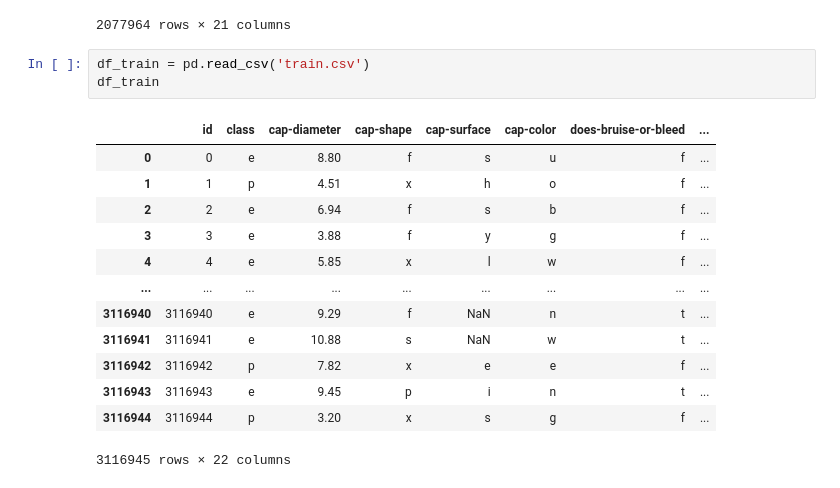
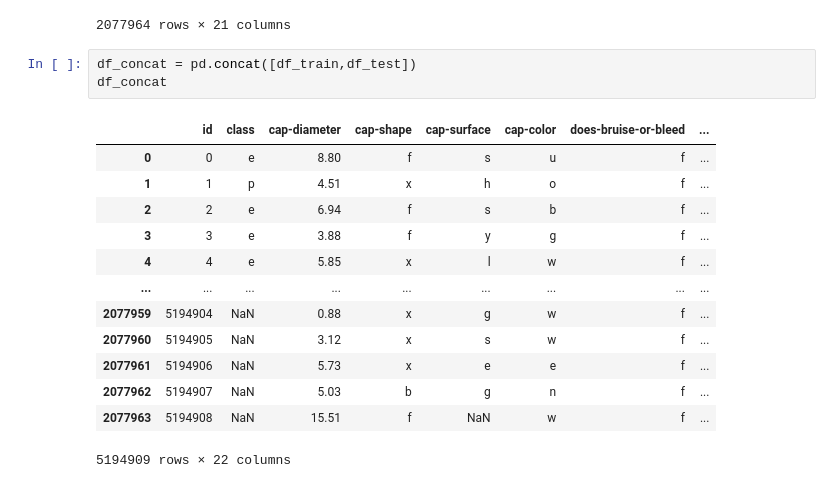
Before and after one commit to joseongho1985/playground-series-s4e8, a Jupyter notebook: test.ipynb, the cells around one changed output. Cells and saved outputs as stored; diff of their text form.

```diff
--- a/test.ipynb
+++ b/test.ipynb
@@ -26,20 +56,20 @@ df_test
 | 2077962 | 5194907 | 5.03 | b | g | n | f | a | ... |
 | 2077963 | 5194908 | 15.51 | f | NaN | w | f | d | ... |
 2077964 rows × 21 columns
-# %%
-df_train = pd.read_csv('train.csv')
-df_train
-# %% [output]
-|  | id | class | cap-diameter | cap-shape | cap-surface | cap-color | does-bruise-or-bleed | ... |
-| 0 | 0 | e | 8.80 | f | s | u | f | ... |
-| 1 | 1 | p | 4.51 | x | h | o | f | ... |
-| 2 | 2 | e | 6.94 | f | s | b | f | ... |
-| 3 | 3 | e | 3.88 | f | y | g | f | ... |
-| 4 | 4 | e | 5.85 | x | l | w | f | ... |
-| ... | ... | ... | ... | ... | ... | ... | ... | ... |
-| 3116940 | 3116940 | e | 9.29 | f | NaN | n | t | ... |
-| 3116941 | 3116941 | e | 10.88 | s | NaN | w | t | ... |
-| 3116942 | 3116942 | p | 7.82 | x | e | e | f | ... |
-| 3116943 | 3116943 | e | 9.45 | p | i | n | t | ... |
-| 3116944 | 3116944 | p | 3.20 | x | s | g | f | ... |
-3116945 rows × 22 columns
+# %%
+df_concat = pd.concat([df_train,df_test])
+df_concat
+# %% [output]
+|  | id | class | cap-diameter | cap-shape | cap-surface | cap-color | does-bruise-or-bleed | ... |
+| 0 | 0 | e | 8.80 | f | s | u | f | ... |
+| 1 | 1 | p | 4.51 | x | h | o | f | ... |
+| 2 | 2 | e | 6.94 | f | s | b | f | ... |
+| 3 | 3 | e | 3.88 | f | y | g | f | ... |
+| 4 | 4 | e | 5.85 | x | l | w | f | ... |
+| ... | ... | ... | ... | ... | ... | ... | ... | ... |
+| 2077959 | 5194904 | NaN | 0.88 | x | g | w | f | ... |
+| 2077960 | 5194905 | NaN | 3.12 | x | s | w | f | ... |
+| 2077961 | 5194906 | NaN | 5.73 | x | e | e | f | ... |
+| 2077962 | 5194907 | NaN | 5.03 | b | g | n | f | ... |
+| 2077963 | 5194908 | NaN | 15.51 | f | NaN | w | f | ... |
+5194909 rows × 22 columns
```
Also changed, not shown: parts of 13 cells of this notebook.
